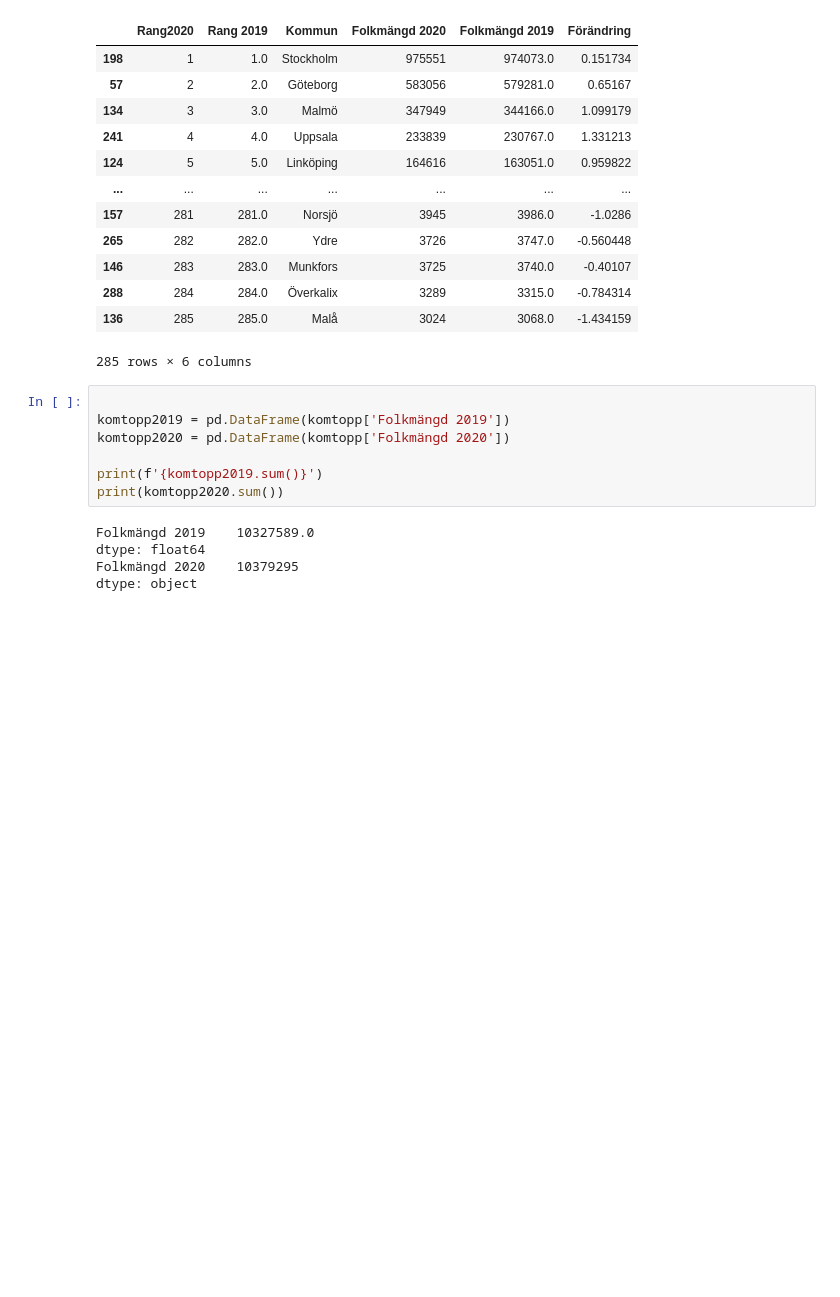
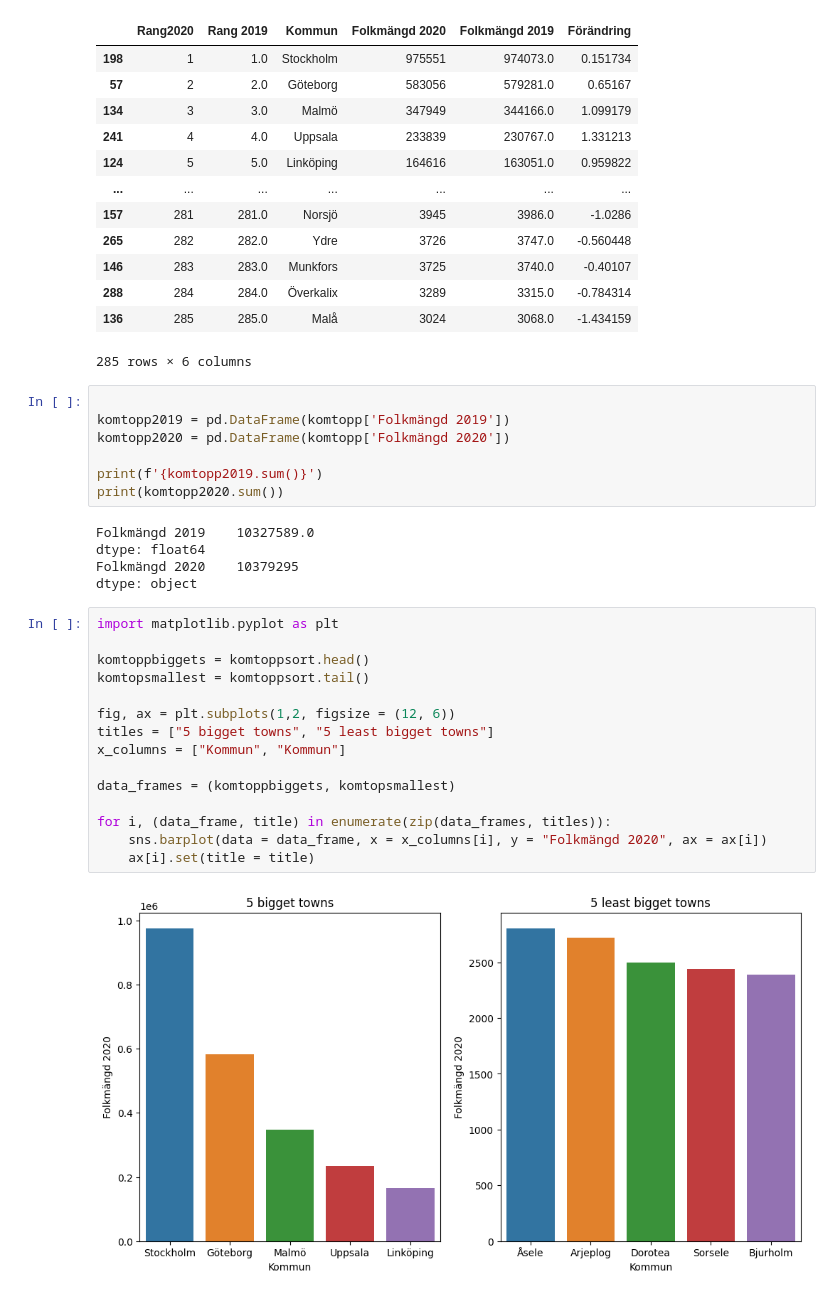
Before and after one commit to MxLied/Databehandling-Max-Liedman, a Jupyter notebook: Exercises/exercies_0.ipynb, the cells around one changed output. Drawn from its saved outputs; the diff is of its cells as text; blank space fills up the shorter version.

```diff
--- a/Exercises/exercies_0.ipynb
+++ b/Exercises/exercies_0.ipynb
@@ -143,3 +143,20 @@ Folkmängd 2019    10327589.0
 dtype: float64
 Folkmängd 2020    10379295
 dtype: object
+# %%
+import matplotlib.pyplot as plt
+
+komtoppbiggets = komtoppsort.head()
+komtopsmallest = komtoppsort.tail()
+
+fig, ax = plt.subplots(1,2, figsize = (12, 6))
+titles = ["5 bigget towns", "5 least bigget towns"]
+x_columns = ["Kommun", "Kommun"]
+
+data_frames = (komtoppbiggets, komtopsmallest)
+
+for i, (data_frame, title) in enumerate(zip(data_frames, titles)):
+    sns.barplot(data = data_frame, x = x_columns[i], y = "Folkmängd 2020", ax = ax[i])
+    ax[i].set(title = title)
+# %% [output]
+[figure, added]
```
